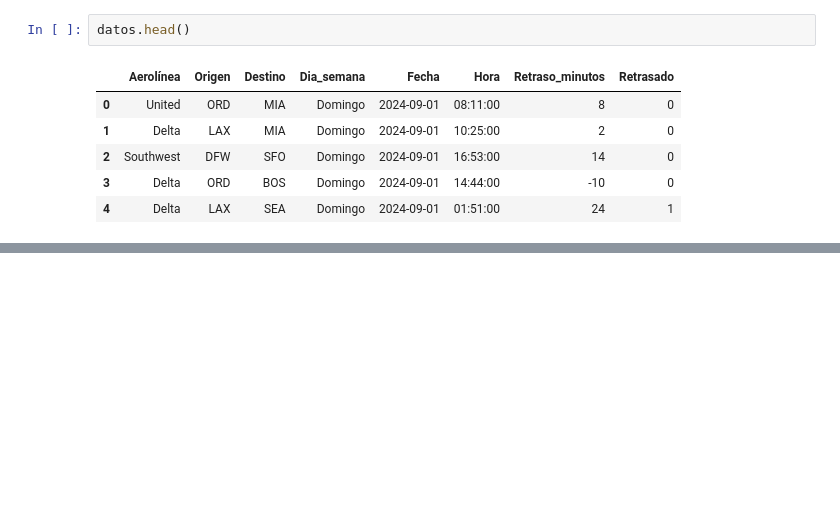
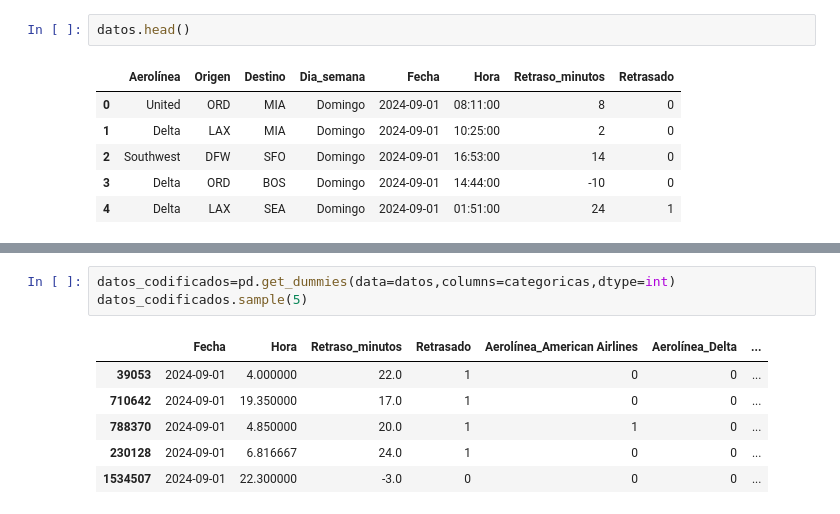
Before and after one commit to Ivan8Garcia/Proyecto_NoCountry, a Jupyter notebook: Vuelos.ipynb, the cells around one changed output, grey strips where cells are left out. Cells and saved outputs as stored; diff of their text form; blank space fills up the shorter version.

```diff
--- a/Vuelos.ipynb
+++ b/Vuelos.ipynb
@@ -224,0 +277,10 @@ memory usage: 106.7+ MB
+# %%
+datos_codificados=pd.get_dummies(data=datos,columns=categoricas,dtype=int)
+datos_codificados.sample(5)
+# %% [output]
+|  | Fecha | Hora | Retraso_minutos | Retrasado | Aerolínea_American Airlines | Aerolínea_Delta | ... |
+| 39053 | 2024-09-01 | 4.000000 | 22.0 | 1 | 0 | 0 | ... |
+| 710642 | 2024-09-01 | 19.350000 | 17.0 | 1 | 0 | 0 | ... |
+| 788370 | 2024-09-01 | 4.850000 | 20.0 | 1 | 1 | 0 | ... |
+| 230128 | 2024-09-01 | 6.816667 | 24.0 | 1 | 0 | 0 | ... |
+| 1534507 | 2024-09-01 | 22.300000 | -3.0 | 0 | 0 | 0 | ... |
```
Also changed, not shown: parts of 6 cells of this notebook.
